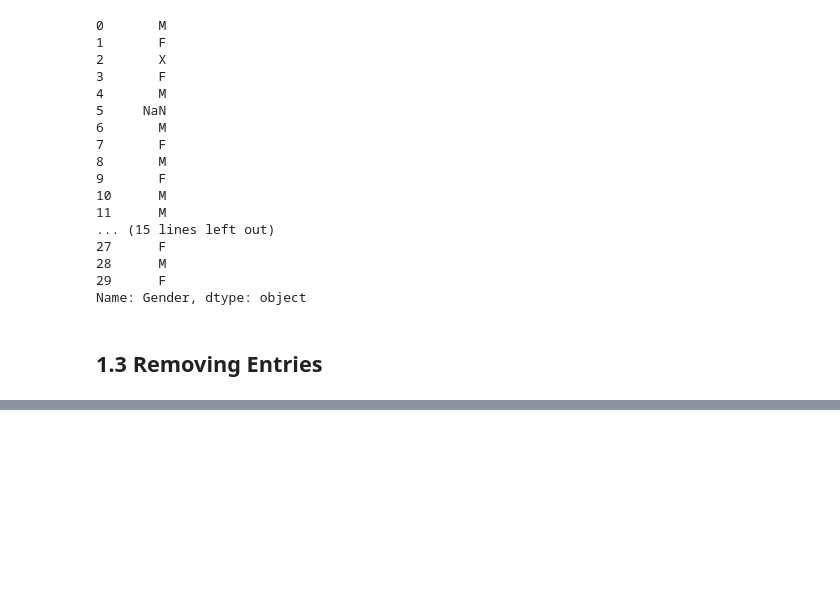
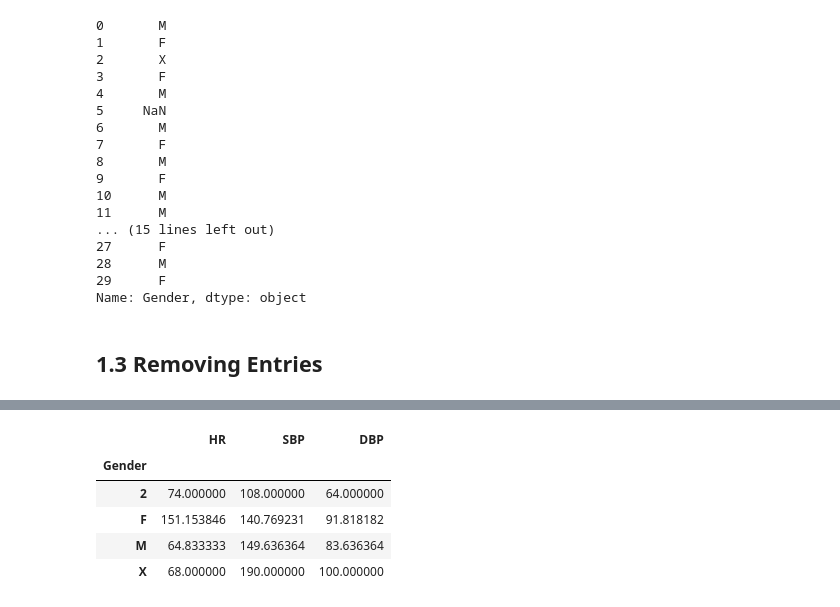
Before and after one commit to gabrielmlow21/fit1043-labs, a Jupyter notebook: week_4/Week 4.ipynb, the cells around one changed output, grey strips where cells are left out. Cells and saved outputs as stored; diff of their text form; code cells hidden in the pictures; blank space fills up the shorter version.

```diff
--- a/week_4/Week 4.ipynb
+++ b/week_4/Week 4.ipynb
@@ -148,0 +173,9 @@ Name: Gender, dtype: object
+# %%
+df.groupby('Gender').mean()    # only returns numerical columns
+# %% [output]
+|  | HR | SBP | DBP |
+| Gender |  |  |  |
+| 2 | 74.000000 | 108.000000 | 64.000000 |
+| F | 151.153846 | 140.769231 | 91.818182 |
+| M | 64.833333 | 149.636364 | 83.636364 |
+| X | 68.000000 | 190.000000 | 100.000000 |
```
Also changed, not shown: parts of 10 cells of this notebook.
